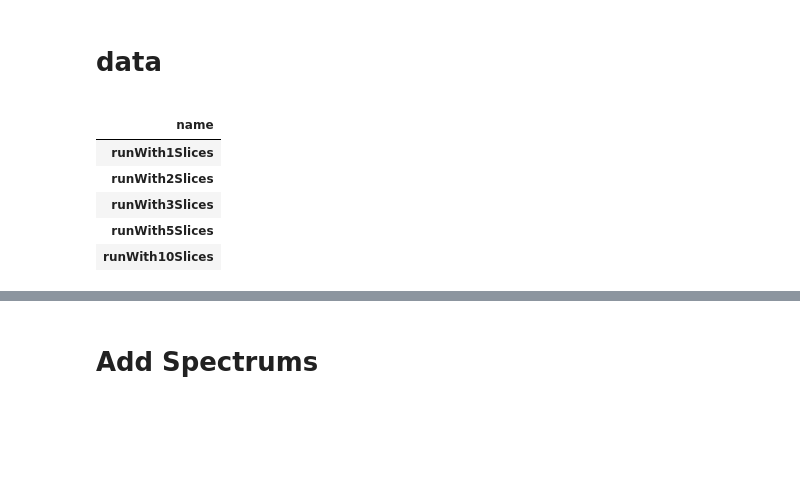
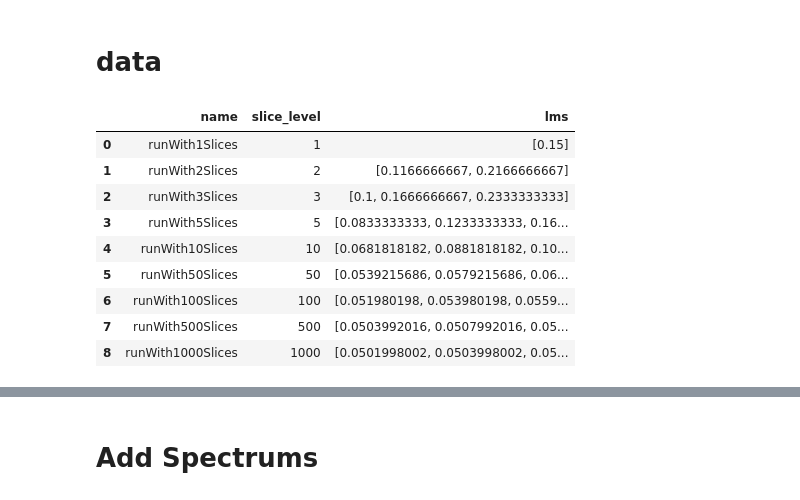
Before and after one commit to JoseACortes/USDAFall2024, a Jupyter notebook: Analysis/SoilInSections/inspect.ipynb, the cells around one changed output, grey strips where cells are left out. Saved outputs shown, nothing was run; the diff lists cells and outputs as text; code cells hidden in the pictures; blank space fills up the shorter version.

```diff
--- a/Analysis/SoilInSections/inspect.ipynb
+++ b/Analysis/SoilInSections/inspect.ipynb
@@ -27,15 +27,17 @@ spectrums = np.load(spectrums)
 bins = spectrums['x']
 spectrums = spectrums['y']
 # %%
-
-trials = '../../simulations/SoilInSections/gen/inp/'+'filenames.csv'
-trials = pd.read_csv(trials, index_col=0)
+trials = '../../simulations/SoilInSections2/gen/inp/'+'df.pkl'
+trials = pd.read_pickle(trials)
 trials
 # %% [output]
-|  |
-| name |
-| runWith1Slices |
-| runWith2Slices |
-| runWith3Slices |
-| runWith5Slices |
-| runWith10Slices |
+|  | name | slice_level | lms |
+| 0 | runWith1Slices | 1 | [0.15] |
+| 1 | runWith2Slices | 2 | [0.1166666667, 0.2166666667] |
+| 2 | runWith3Slices | 3 | [0.1, 0.1666666667, 0.2333333333] |
+| 3 | runWith5Slices | 5 | [0.0833333333, 0.1233333333, 0.16... |
+| 4 | runWith10Slices | 10 | [0.0681818182, 0.0881818182, 0.10... |
+| 5 | runWith50Slices | 50 | [0.0539215686, 0.0579215686, 0.06... |
+| 6 | runWith100Slices | 100 | [0.051980198, 0.053980198, 0.0559... |
+| 7 | runWith500Slices | 500 | [0.0503992016, 0.0507992016, 0.05... |
+| 8 | runWith1000Slices | 1000 | [0.0501998002, 0.0503998002, 0.05... |
```
Also changed, not shown: parts of 14 cells of this notebook, 31 other files.
